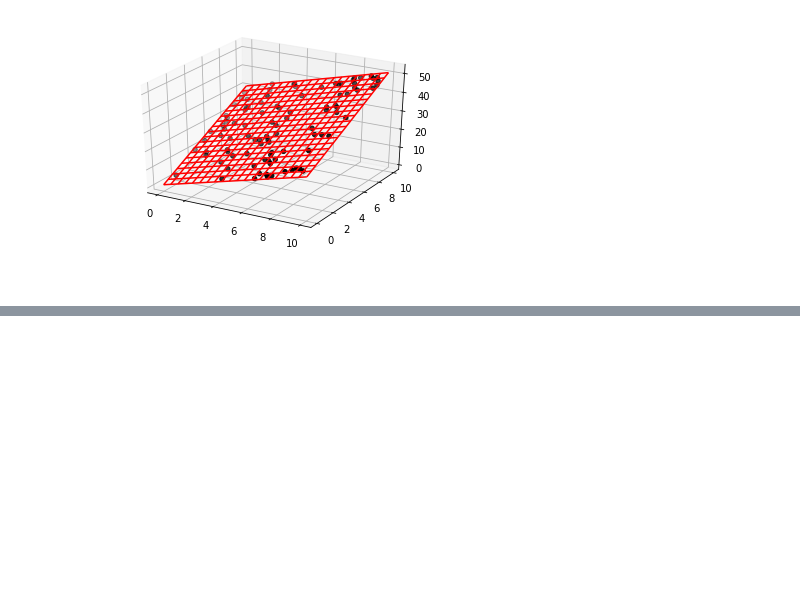
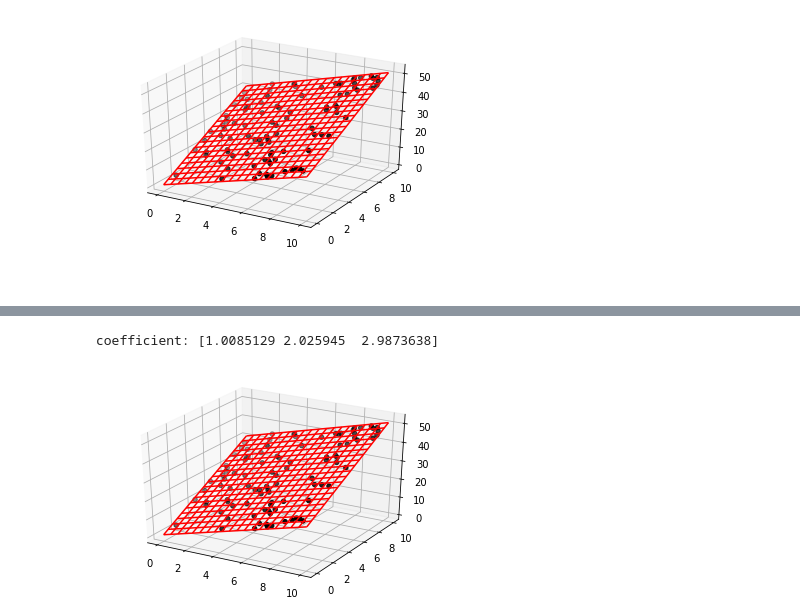
Before and after one commit to beeyan/Analytics, a Jupyter notebook: Colab Notebooks/learning_numpy.jax/machine_learning.ipynb, the cells around one changed output, grey strips where cells are left out. Drawn from its saved outputs; the diff is of its cells as text; code cells hidden in the pictures; blank space fills up the shorter version.

```diff
--- a/Colab Notebooks/learning_numpy.jax/machine_learning.ipynb
+++ b/Colab Notebooks/learning_numpy.jax/machine_learning.ipynb
@@ -122,0 +194,30 @@ Xy = np.array(Xy, dtype=np.float64)
+# %%
+from mpl_toolkits.mplot3d import axes3d
+n = 100
+scale = 10
+
+key = random.PRNGKey(0)
+X = random.uniform(key, (n, 2), minval=0, maxval=1)*scale
+w0 = 1
+w1 = 2
+w2 = 3
+
+y = w0 +w1*X[:, 0] + w2*X[:, 1] + random.normal(key, (n,))
+model = RidgeRegression(1.)
+model.fit(X, y)
+print('coefficient:', model.w_)
+# %% [output]
+coefficient: [1.0085129 2.025945  2.9873638]
+# %%
+xmesh, ymesh = np.meshgrid(np.linspace(0, scale, 20),
+                              np.linspace(0, scale, 20))
+zmesh = (model.w_[0]
+          + model.w_[1] * xmesh.ravel()
+          + model.w_[2] * ymesh.ravel()).reshape(xmesh.shape)
+fig = plt.figure()
+ax = fig.add_subplot(111, projection='3d')
+ax.scatter(X[:, 0], X[:, 1], y, color = 'k')
+ax.plot_wireframe(xmesh, ymesh, zmesh, color='r')
+plt.show()
+# %% [output]
+[figure, added]
```
Also changed, not shown: parts of 24 cells of this notebook.
